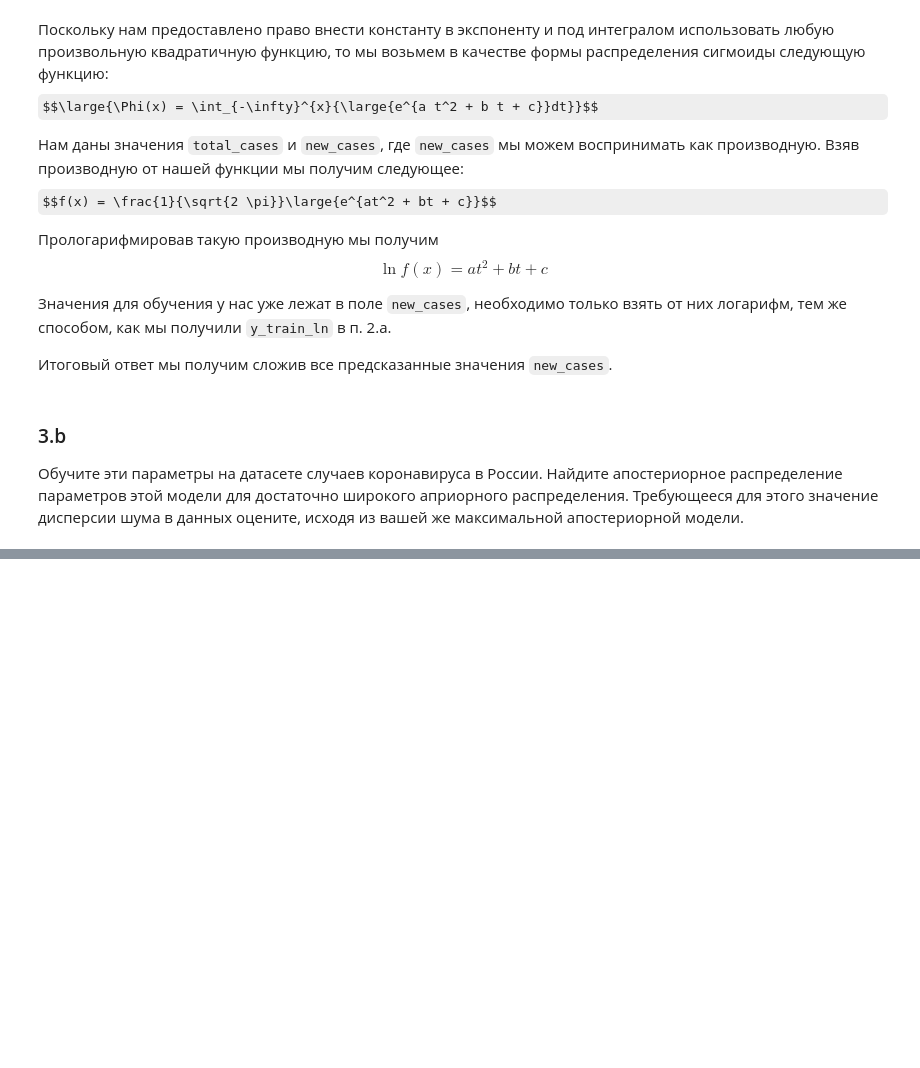
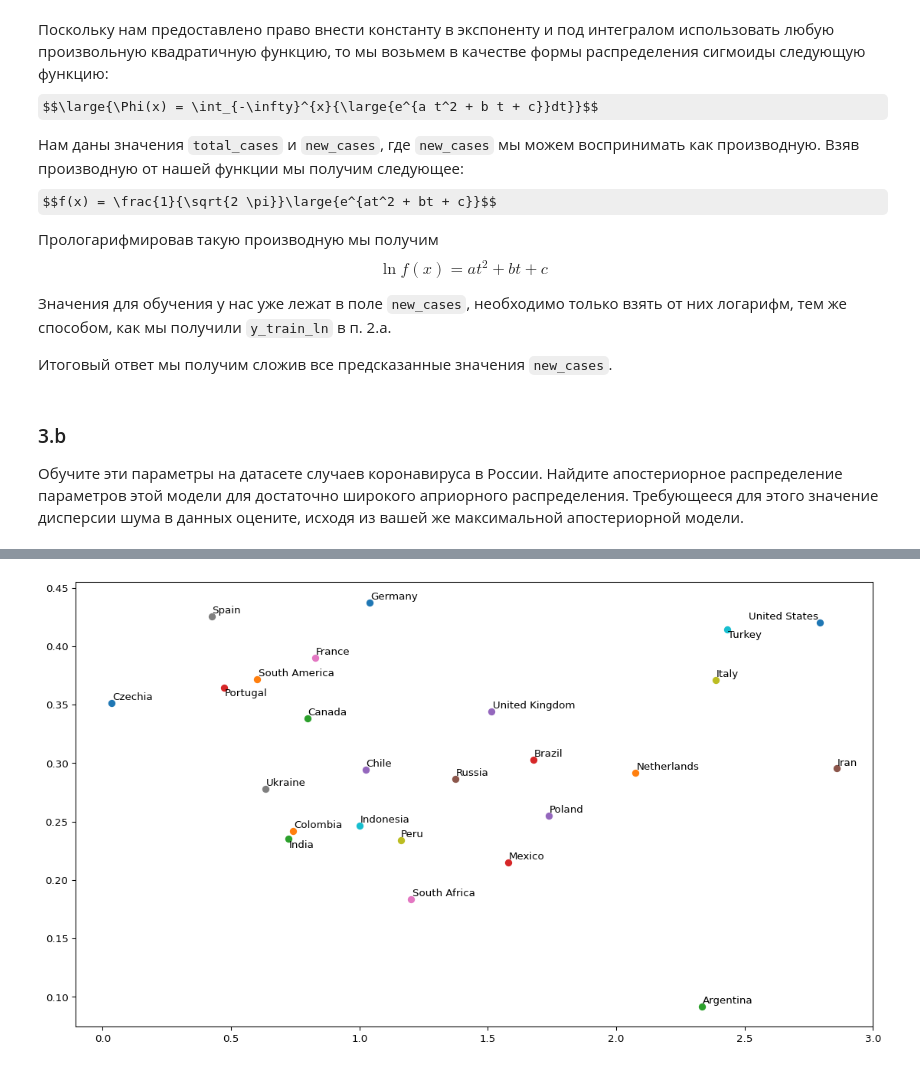
Before and after one commit to andyst75/MADE-adv-ml, a Jupyter notebook: HomeWork1.ipynb, the cells around one changed output, grey strips where cells are left out. Cells and saved outputs as stored; diff of their text form; code cells hidden in the pictures; some formulas as TeX source; blank space fills up the shorter version.

```diff
--- a/HomeWork1.ipynb
+++ b/HomeWork1.ipynb
@@ -689,11 +393,0 @@ for location, date in locations.items():
-# %%
-fig, ax = plt.subplots(figsize=(14, 8))
-
-x = np.arange(100)
-for country, (w0, w1, w2) in parameters[:15]:
-    ax.plot(x, np.cumsum(np.exp(w0 + w1 * x + w2 * x**2)), label=country)
-
-plt.yscale('log')
-plt.legend()
-plt.title('Прогноз по количеству заболевших (логарифмическая шкала)')
-plt.show()
@@ -720,0 +731,10 @@ plt.show()
+# %%
+fig, ax = plt.subplots(figsize=(14, 8))
+texts = []
+for country, (w0, w1, w2) in parameters:
+    ax.scatter(w0, w1)
+    texts.append(ax.text(w0, w1, country))
+adjust_text(texts);
+plt.show()
+# %% [output]
+[figure, added]
```
Also changed, not shown: parts of 49 cells of this notebook.
